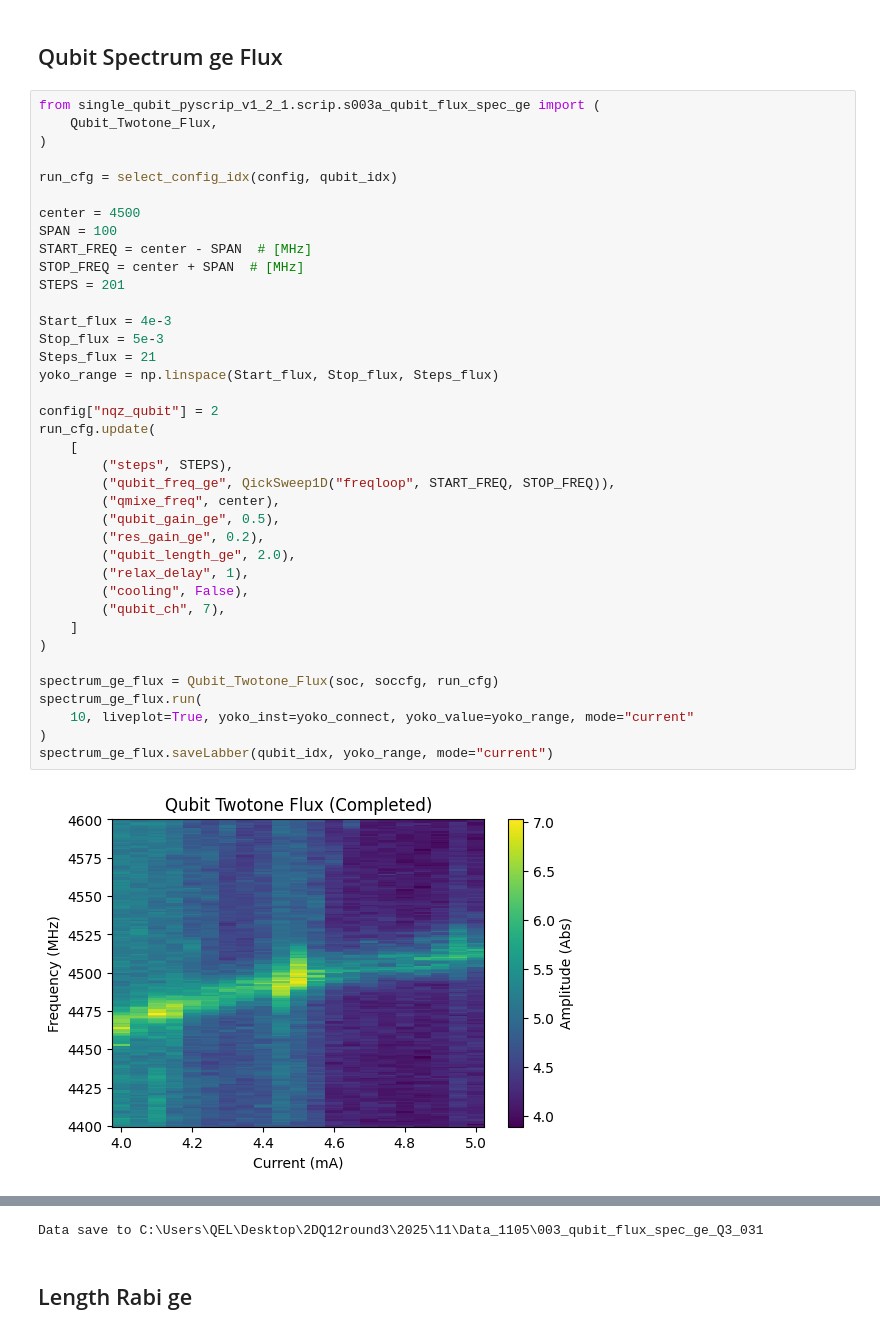
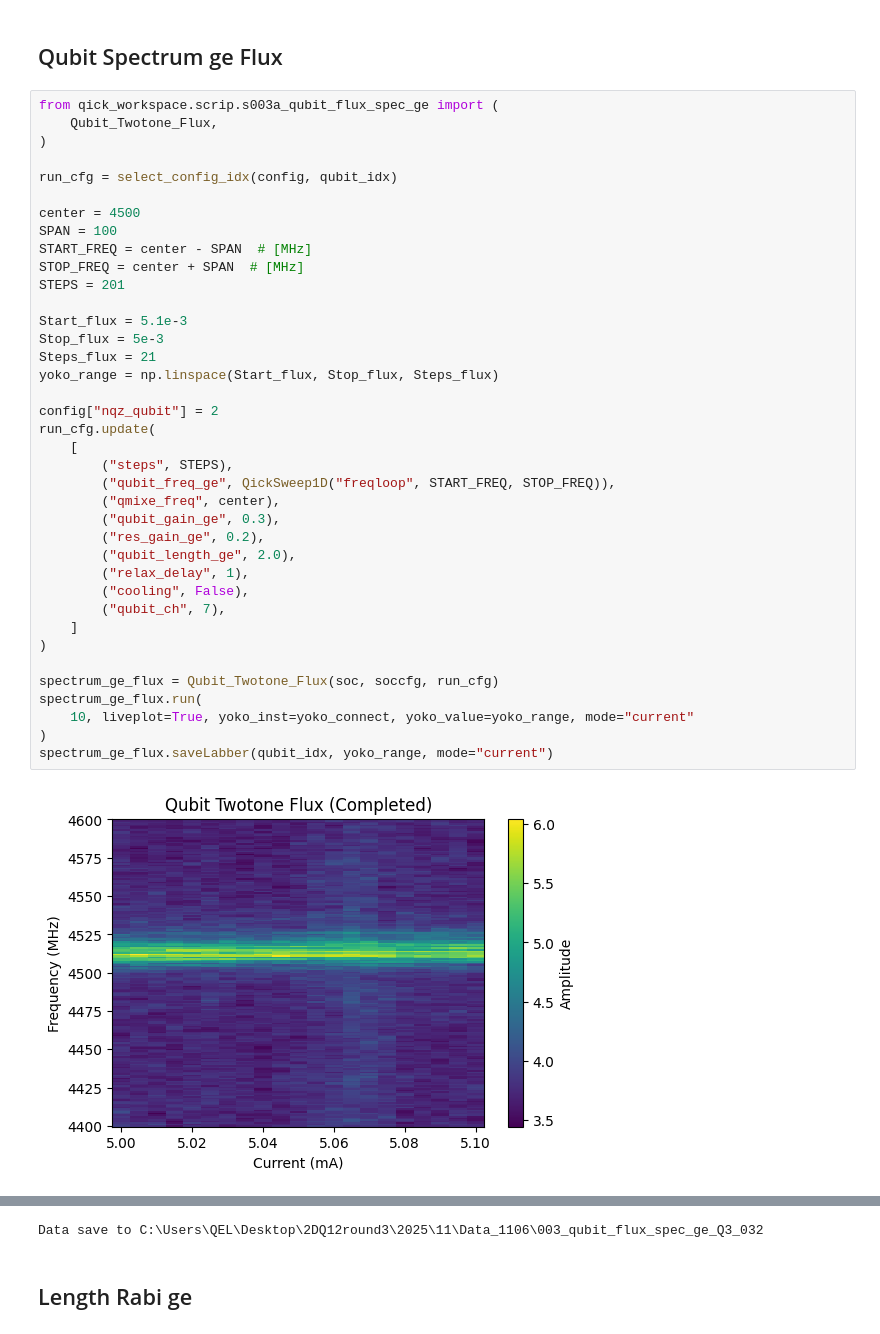
Before and after one commit to JayChien04717/SQD_soc, a Jupyter notebook: single_qubit_calibrate.ipynb, the cells around one changed output, grey strips where cells are left out. Cells and saved outputs as stored; diff of their text form.

```diff
--- a/single_qubit_calibrate.ipynb
+++ b/single_qubit_calibrate.ipynb
@@ -392,7 +383,7 @@ Experiment interrupted at 19 averages. Fit is based on partial data.
 # %% [markdown]
 ## Qubit Spectrum ge Flux
 # %%
-from single_qubit_pyscrip_v1_2_1.scrip.s003a_qubit_flux_spec_ge import (
+from qick_workspace.scrip.s003a_qubit_flux_spec_ge import (
     Qubit_Twotone_Flux,
 )
 
@@ -401,33 +392,33 @@ run_cfg = select_config_idx(config, qubit_idx)
 center = 4500
 SPAN = 100
 START_FREQ = center - SPAN  # [MHz]
 STOP_FREQ = center + SPAN  # [MHz]
 STEPS = 201
 
-Start_flux = 4e-3
+Start_flux = 5.1e-3
 Stop_flux = 5e-3
 Steps_flux = 21
 yoko_range = np.linspace(Start_flux, Stop_flux, Steps_flux)
 
 config["nqz_qubit"] = 2
 run_cfg.update(
     [
         ("steps", STEPS),
         ("qubit_freq_ge", QickSweep1D("freqloop", START_FREQ, STOP_FREQ)),
         ("qmixe_freq", center),
-        ("qubit_gain_ge", 0.5),
+        ("qubit_gain_ge", 0.3),
         ("res_gain_ge", 0.2),
         ("qubit_length_ge", 2.0),
         ("relax_delay", 1),
         ("cooling", False),
         ("qubit_ch", 7),
     ]
 )
 
 spectrum_ge_flux = Qubit_Twotone_Flux(soc, soccfg, run_cfg)
 spectrum_ge_flux.run(
     10, liveplot=True, yoko_inst=yoko_connect, yoko_value=yoko_range, mode="current"
 )
 spectrum_ge_flux.saveLabber(qubit_idx, yoko_range, mode="current")
 # %% [output]
-[figure, old version]
+[figure, new version]
@@ -435,4 +426,4 @@ spectrum_ge_flux.saveLabber(qubit_idx, yoko_range, mode="current")
-Data save to C:\Users\QEL\Desktop\2DQ12round3\2025\11\Data_1105\003_qubit_flux_spec_ge_Q3_031
+Data save to C:\Users\QEL\Desktop\2DQ12round3\2025\11\Data_1106\003_qubit_flux_spec_ge_Q3_032
 # %% [markdown]
 ## Length Rabi ge
 # %%
```
Also changed, not shown: parts of 21 cells of this notebook, 37 other files.
